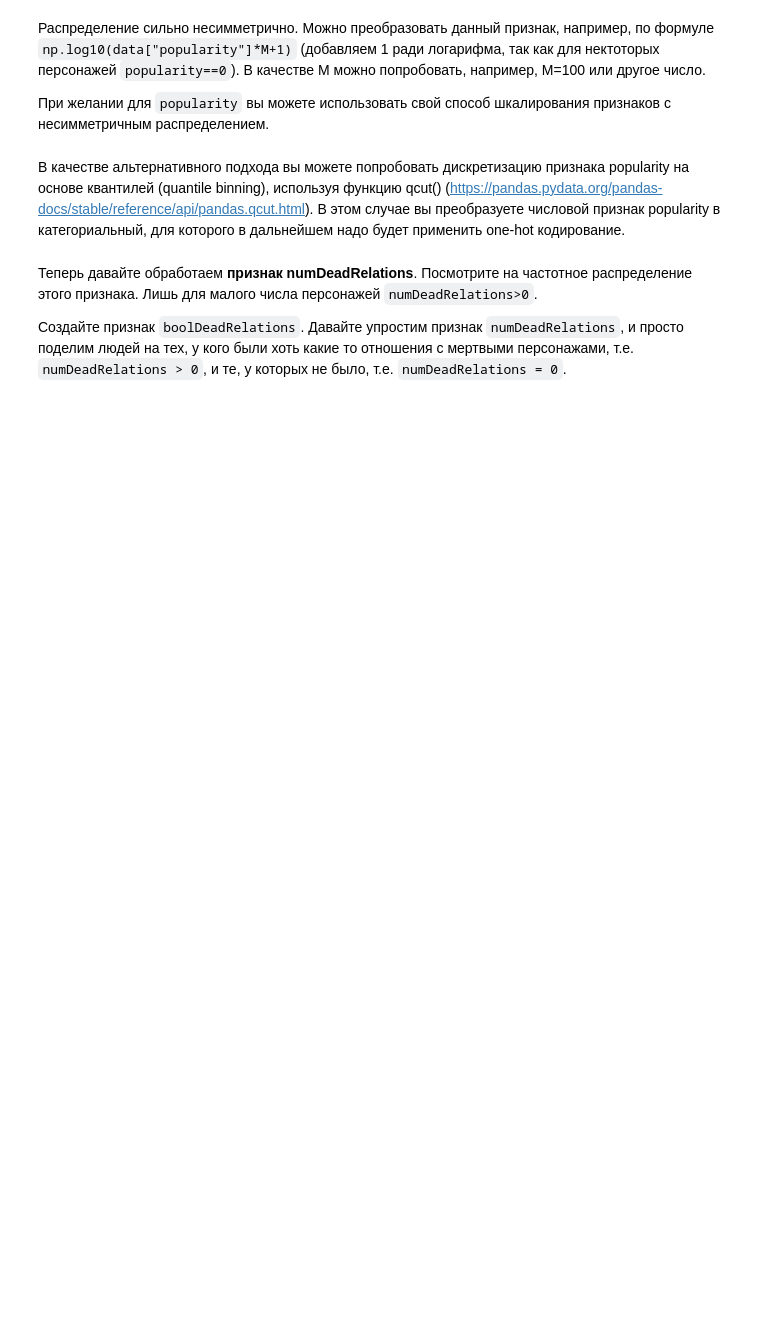
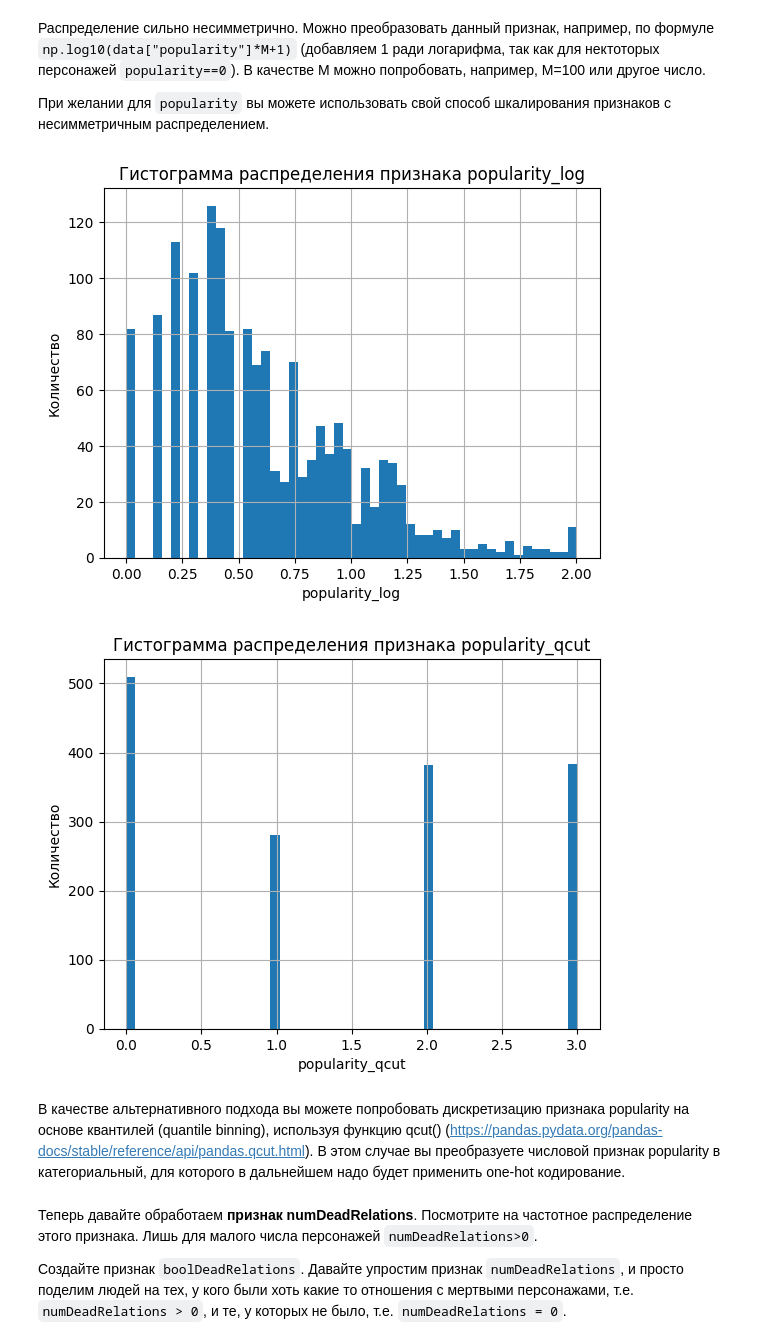
Before and after one commit to chrngvg-boop/my-colab-project1, a Jupyter notebook: week_01_ml_intro/Homework/hw_1_game_of_thrones.ipynb, the cells around one changed output. Cells and saved outputs as stored; diff of their text form; code cells hidden in the pictures; blank space fills up the shorter version.

```diff
--- a/week_01_ml_intro/Homework/hw_1_game_of_thrones.ipynb
+++ b/week_01_ml_intro/Homework/hw_1_game_of_thrones.ipynb
@@ -213,6 +226,27 @@ dtype: float64
 Распределение сильно несимметрично. Можно преобразовать данный признак, например, по формуле `np.log10(data["popularity"]*M+1)` (добавляем 1 ради логарифма, так как для нектоторых персонажей `popularity==0`). В качестве M можно попробовать, например, M=100 или другое число.
 
 При желании для `popularity` вы можете использовать свой способ шкалирования признаков с несимметричным распределением.
+# %%
+import numpy as np
+
+M = 100
+data['popularity_log'] = np.log10(data['popularity'] * M + 1)  # тут мы создали новый столбец, который делает распределение более "нормальным", и соотвественно, более пригодным для машинного обучения
+
+data['popularity_log'].hist(bins=50)
+plt.xlabel('popularity_log')
+plt.ylabel('Количество')
+plt.title('Гистограмма распределения признака popularity_log')
+plt.show()
+
+data['popularity_qcut'], bins = pd.qcut(data['popularity'], q=4, retbins=True, labels=False)  # вместо усилий по “выпрямлению” распределения можно просто перевести такие признаки в категории и обработать их через one-hot encoding
+data['popularity_qcut'].hist(bins=50)
+plt.xlabel('popularity_qcut')
+plt.ylabel('Количество')
+plt.title('Гистограмма распределения признака popularity_qcut')
+plt.show()
+# %% [output]
+[figure, added]
+[figure, added]
 # %% [markdown]
 В качестве альтернативного подхода вы можете попробовать дискретизацию признака popularity на основе квантилей (quantile binning), используя функцию qcut() (https://pandas.pydata.org/pandas-docs/stable/reference/api/pandas.qcut.html). В этом случае вы преобразуете числовой признак popularity в категориальный, для которого в дальнейшем надо будет применить one-hot кодирование.
 # %% [markdown]
```
Also changed, not shown: parts of 7 cells of this notebook.
